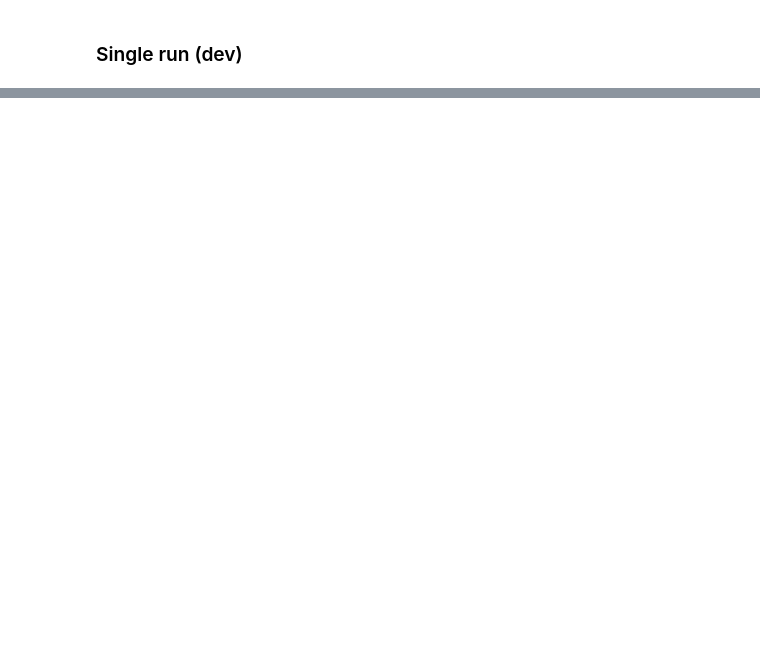
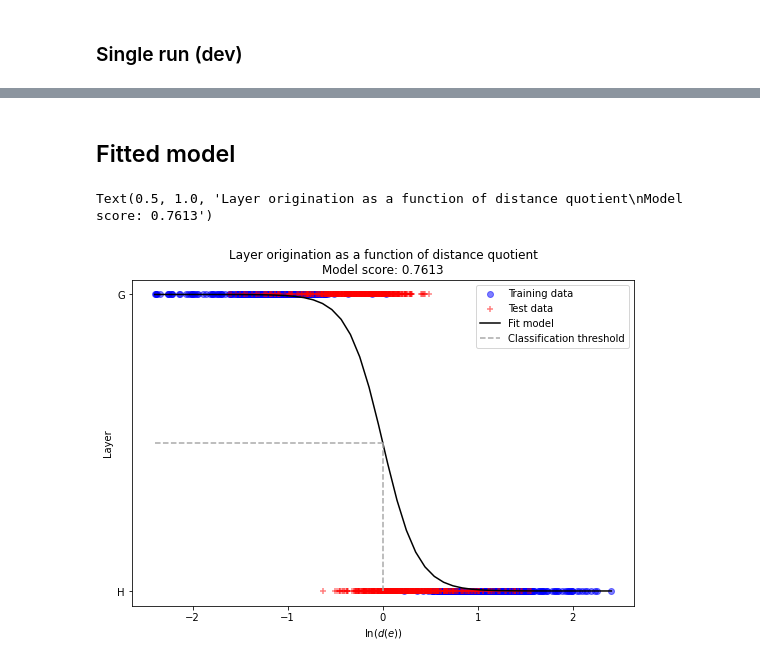
Before and after one commit to kaiser-dan/proj_naive-embedded-reconstruction, a Jupyter notebook: notebooks/ex/EMB_ex19_logistic-regression.ipynb, the cells around one changed output, grey strips where cells are left out. Saved outputs shown, nothing was run; the diff lists cells and outputs as text; code cells hidden in the pictures; blank space fills up the shorter version.

```diff
--- a/notebooks/ex/EMB_ex19_logistic-regression.ipynb
+++ b/notebooks/ex/EMB_ex19_logistic-regression.ipynb
@@ -378,0 +245,22 @@ def workflow(G, H, theta):
+# %%
+# * Steps (6) and (7) - Calculate distances of nodes incident to edges in both embeddings
+distance_ratios_train = np.array([
+    np.log(calculate_distance_ratio(edge, E_G, E_H)) # / np.log(calculate_distance(edge, E_A))
+    for edge in trainset
+]).reshape(-1, 1)
+distance_ratios_test = np.array([
+    np.log(calculate_distance_ratio(edge, E_G, E_H)) # / np.log(calculate_distance(edge, E_A))
+    for edge in testset
+]).reshape(-1, 1)
+
+labels_train = list(trainset.values())
+labels_test = list(testset.values())
+# %%
+# * Step (8) - Train a logistic regression
+model = LogisticRegression(random_state=37, max_iter=10**4)
+model.fit(distance_ratios_train, labels_train)
+
+coef = model.coef_
+intercept = model.intercept_
+
+print(f"Model score: {model.score(distance_ratios_test, labels_test):.4f}")
@@ -378,0 +457,28 @@ def workflow(G, H, theta):
+# %% [markdown]
+## Fitted model
+# %%
+plt.figure(figsize=(9,6))
+
+expit = lambda x: 1 / (1 + np.exp(-x*coef[0] - intercept[0]))
+xmin = min(min(distance_ratios_train), min(distance_ratios_test))
+xmax = max(max(distance_ratios_train), max(distance_ratios_test))
+xrange = np.linspace(xmin, xmax)
+
+plt.scatter(distance_ratios_train, labels_train, label="Training data", color="blue", marker="o", alpha=0.5)
+plt.scatter(distance_ratios_test, labels_test, label="Test data", color="red", marker="+", alpha=0.5)
+
+plt.plot(xrange, [expit(x) for x in xrange], label="Fit model", color="black")
+
+model_inv_threshold = -intercept[0]/coef[0]
+plt.vlines(model_inv_threshold, 0, 0.5, label="Classification threshold", linestyle="--", color="darkgray")
+plt.hlines(0.5, xmin, model_inv_threshold, linestyle="--", color="darkgray")
+
+plt.legend()
+
+plt.xlabel("$\\ln ( d(e) )$")
+plt.ylabel("Layer")
+plt.yticks([0,1], labels=["H", "G"])
+plt.title(f"Layer origination as a function of distance quotient\nModel score: {model.score(distance_ratios_test, labels_test):.4f}")
+# %% [output]
+Text(0.5, 1.0, 'Layer origination as a function of distance quotient\nModel score: 0.7613')
+[figure, added]
```
Also changed, not shown: parts of 54 cells of this notebook, 2 other files.
